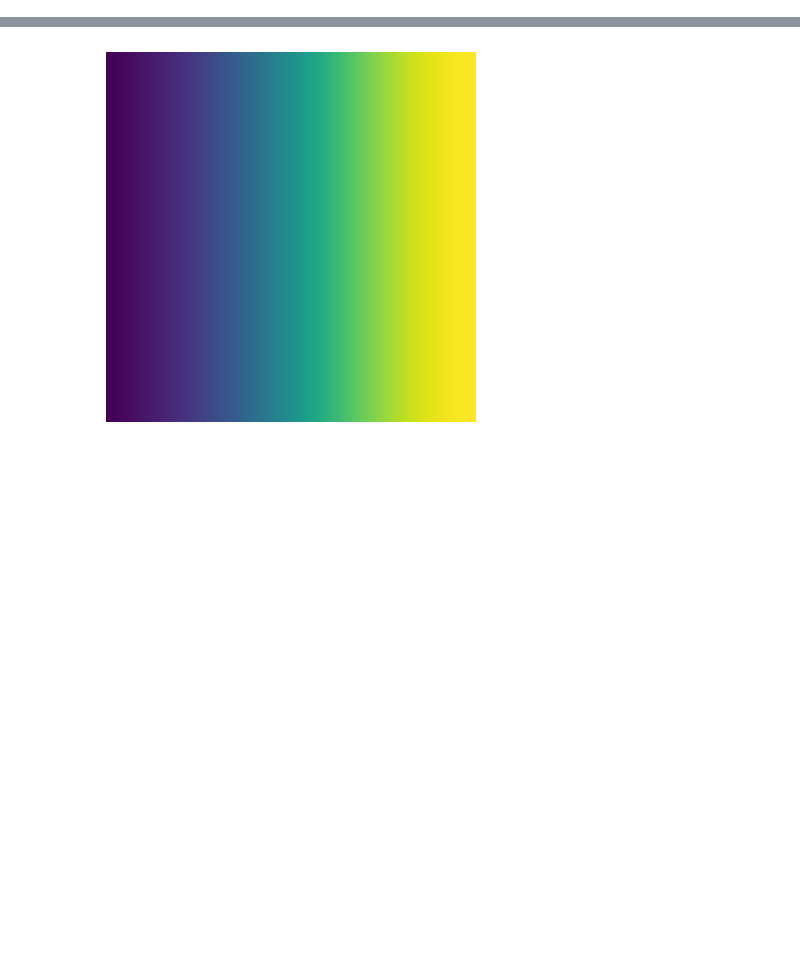
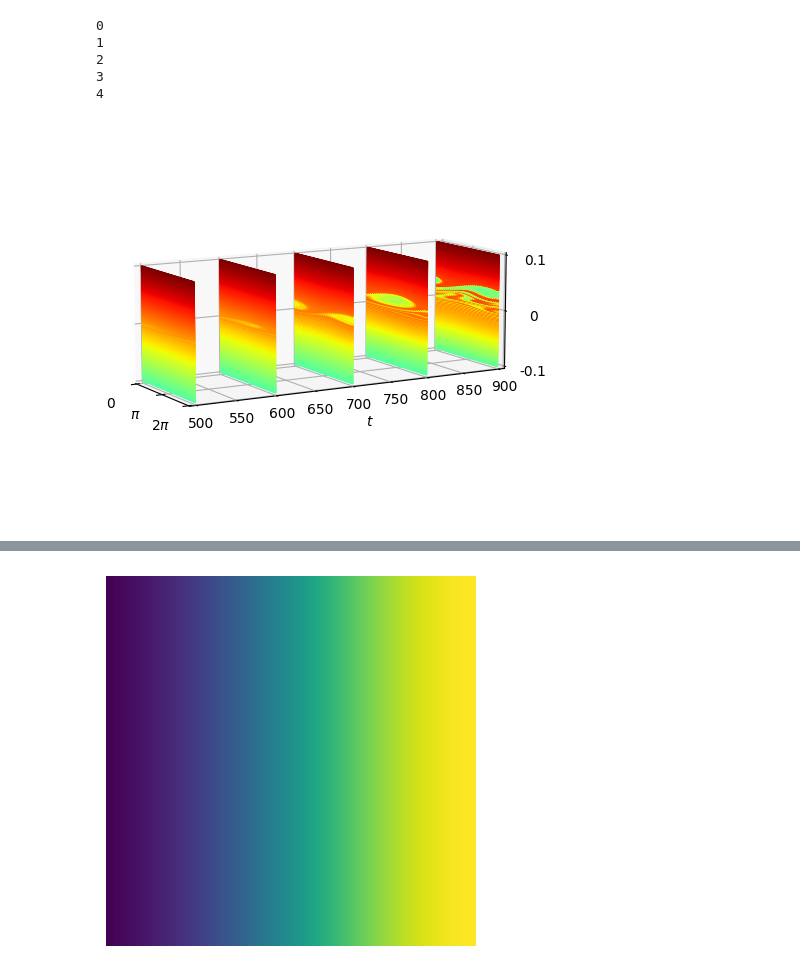
Before and after one commit to jobswei/SAM-for-plasma-hole, a Jupyter notebook: utils/data2img.ipynb, the cells around one changed output, grey strips where cells are left out. Saved outputs shown, nothing was run; the diff lists cells and outputs as text; code cells hidden in the pictures; blank space fills up the shorter version.

```diff
--- a/utils/data2img.ipynb
+++ b/utils/data2img.ipynb
@@ -9,4 +9,6 @@ zqs = [31,1201,201,8]
 cnum=np.prod(zqs)
 bs = cnum*8
 offset = 0
-dist = np.reshape(np.fromfile("/home/wzy/segment-anything/data/dist2.bin",offset=offset,count=cnum),zqs,'F')
+# dist = np.reshape(np.fromfile("/home/wzy/segment-anything/data/data1/dist.bin",offset=offset,count=cnum),zqs,'F')
+dist=np.load("/home/wzy/segment-anything/data/data1/newd.npy")
+zpos_lis=np.load("/home/wzy/segment-anything/data/data1/zpos.npy")
@@ -12,0 +23,5 @@ dist = np.reshape(np.fromfile("/home/wzy/segment-anything/data/dist2.bin",offset
+# %%
+image=dist[8,720,:,:]
+print(image.shape)
+image=image.transpose(1,0)
+image.shape
@@ -12,0 +56,66 @@ dist = np.reshape(np.fromfile("/home/wzy/segment-anything/data/dist2.bin",offset
+# %%
+import numpy as np
+import matplotlib.pyplot as plt
+from mpl_toolkits.mplot3d import Axes3D
+from mpl_toolkits.mplot3d import art3d
+
+# 生成一些示例数据
+def generate_image(i):
+    image=dist[i,750,:,:]
+    return image.transpose(1,0)
+
+images = [generate_image(i) for i in range(5,10)]
+
+# 设置图像范围
+extent = [0, 2 * np.pi, -0.1, 0.1]
+
+# 创建图形和3D子图
+# fig = plt.figure(figsize=(6, 6))
+# ax = fig.add_subplot(111, projection='3d')
+# fig, ax = plt.subplots( figsize=(12, 6),subplot_kw={'projection': '3d'})
+fig = plt.figure(figsize=(5, 5))
+# 创建3D子图
+ax = fig.add_subplot(111, projection='3d')
+# 设置坐标轴标签
+# ax.set_xlabel(r'$\theta$',labelpad=-1)
+ax.set_xticks([0,np.pi,2*np.pi],["0",r"$\pi$",r"$2\pi$"])
+ax.set_ylabel(r'$t$',labelpad=15)
+ax.set_zticks([-0.1,0,0.1],[-0.1,0,0.1])
+ax.set_zlabel(r'$\Omega$')
+plt.tight_layout()
+# 设置坐标轴范围
+ax.set_xlim(0, 2 * np.pi)
+ax.set_ylim(500, 100*len(images)-100+500)
+ax.set_zlim(-0.1, 0.1)
+
+# 绘制多个二维热图
+for i, image in enumerate(images):
+    print(i)
+    offset = i * 100+500
+    X = np.linspace(0, 2 * np.pi, image.shape[1])
+    Y = np.linspace(-0.1, 0.1, image.shape[0])
+    X, Y = np.meshgrid(X, Y)
+    Z = np.full_like(X, offset)
+
+    ax.plot_surface(X, Z, Y, rstride=1, cstride=1, facecolors=plt.cm.jet(image/np.max(image)), shade=False,
+                    vmin=0.03, vmax=0.15, cmap='viridis')
+
+ax.view_init(elev=10, azim=-30)
+ax.set_box_aspect([1, 3, 1])
+plt.cm.jet.set_under('blue')
+# cax = fig.add_subplot(212)
+# # 添加颜色条，并放置在子图上方
+# mappable = plt.cm.ScalarMappable(cmap=plt.cm.jet)
+# mappable.set_array(images[0])
+# mappable.set_clim(vmin=np.min(images[0]), vmax=np.max(images[0]))
+# cbar = plt.colorbar(mappable, ax=cax, orientation='horizontal', shrink=0.3)  # 设置ax参数
+# cbar.set_label('Color Bar')
+# 显示图像
+plt.show()
+# %% [output]
+0
+1
+2
+3
+4
+[figure, added]
```
Also changed, not shown: parts of 5 cells of this notebook, 4 other files.
